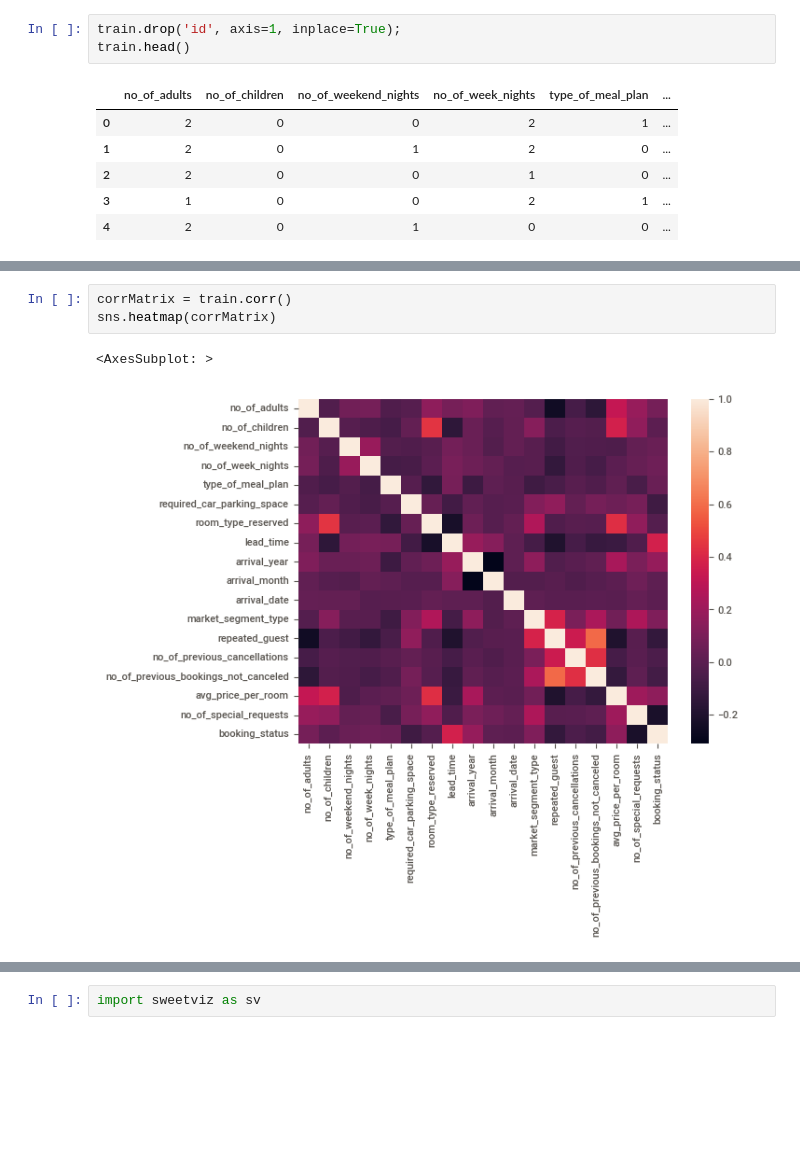
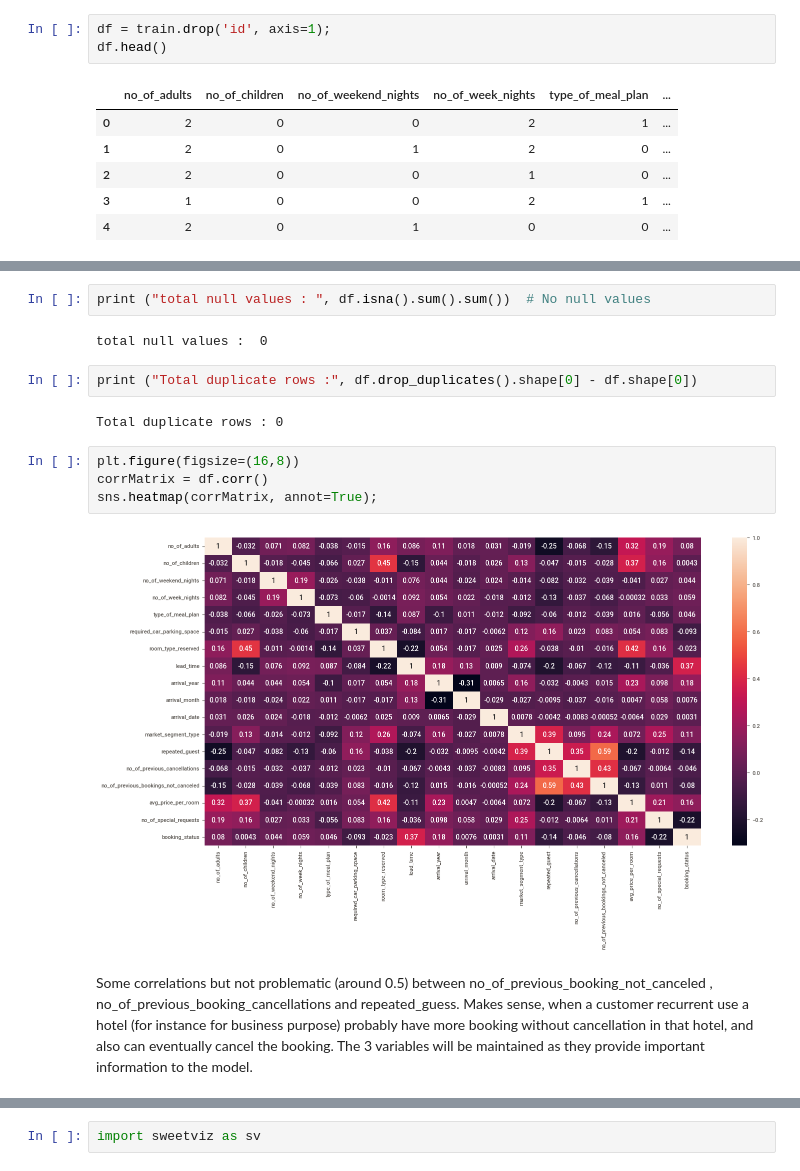
Before and after one commit to javierliro/booking_cancellations, a Jupyter notebook: booking_cancellations.ipynb, the cells around one changed output, grey strips where cells are left out. Drawn from its saved outputs; the diff is of its cells as text; blank space fills up the shorter version.

```diff
--- a/booking_cancellations.ipynb
+++ b/booking_cancellations.ipynb
@@ -18,8 +20,8 @@ train.head()
 | 3 | 3 | 1 | 0 | 0 | 2 | 1 | ... |
 | 4 | 4 | 2 | 0 | 1 | 0 | 0 | ... |
 # %%
-train.drop('id', axis=1, inplace=True);
-train.head()
+df = train.drop('id', axis=1);
+df.head()
 # %% [output]
 |  | no_of_adults | no_of_children | no_of_weekend_nights | no_of_week_nights | type_of_meal_plan | ... |
 | 0 | 2 | 0 | 0 | 2 | 1 | ... |
@@ -55,9 +56,19 @@ train.shape
 # %% [output]
 (42100, 18)
+# %%
+print ("total null values : ", df.isna().sum().sum())  # No null values
+# %% [output]
+total null values :  0
+# %%
+print ("Total duplicate rows :", df.drop_duplicates().shape[0] - df.shape[0])
+# %% [output]
+Total duplicate rows : 0
 # %%
-corrMatrix = train.corr()
-sns.heatmap(corrMatrix)
+plt.figure(figsize=(16,8))
+corrMatrix = df.corr()
+sns.heatmap(corrMatrix, annot=True);
 # %% [output]
-<AxesSubplot: >
-[figure, old version]
+[figure, new version]
+# %% [markdown]
+Some correlations but not problematic (around 0.5) between no_of_previous_booking_not_canceled , no_of_previous_booking_cancellations and repeated_guess. Makes sense, when a customer recurrent use a hotel (for instance for business purpose) probably have more booking without cancellation in that hotel, and also can eventually cancel the booking. The 3 variables will be maintained as they provide important information to the model.
 # %%
```
Also changed, not shown: parts of 24 cells of this notebook.
